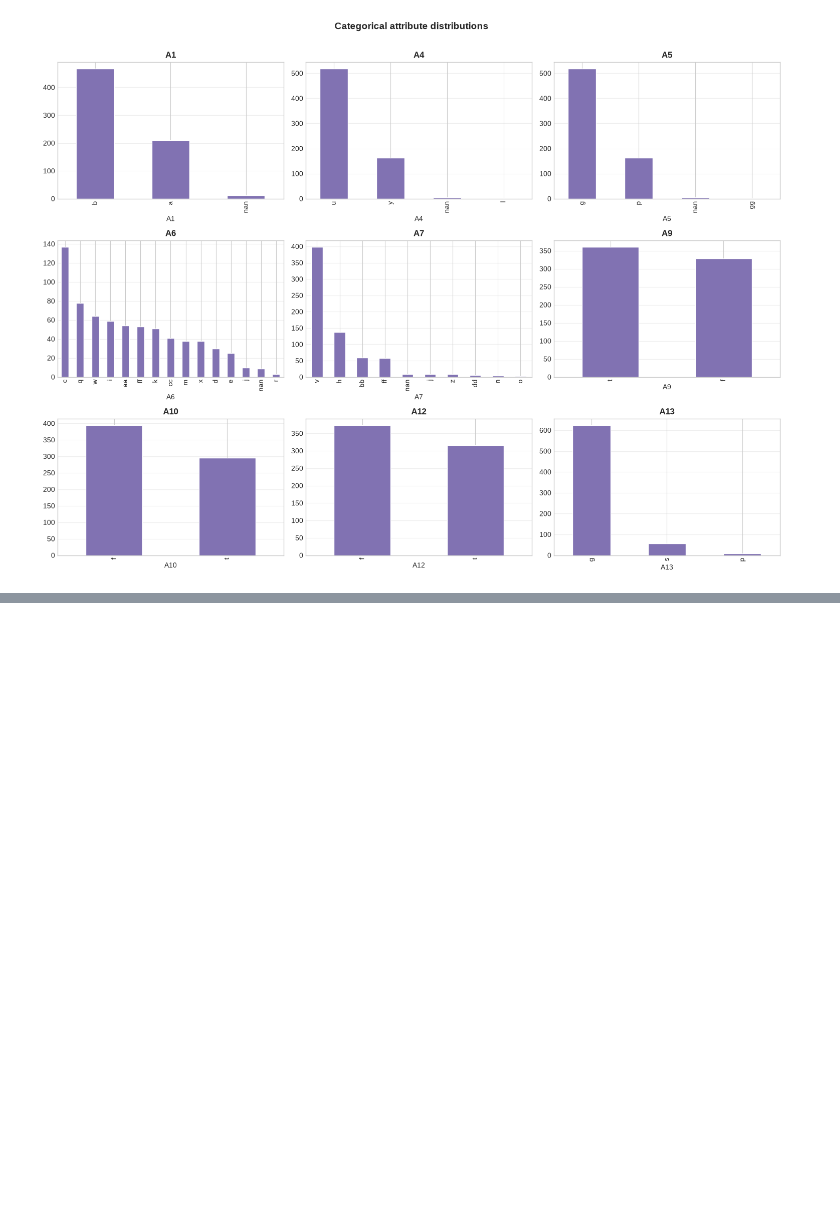
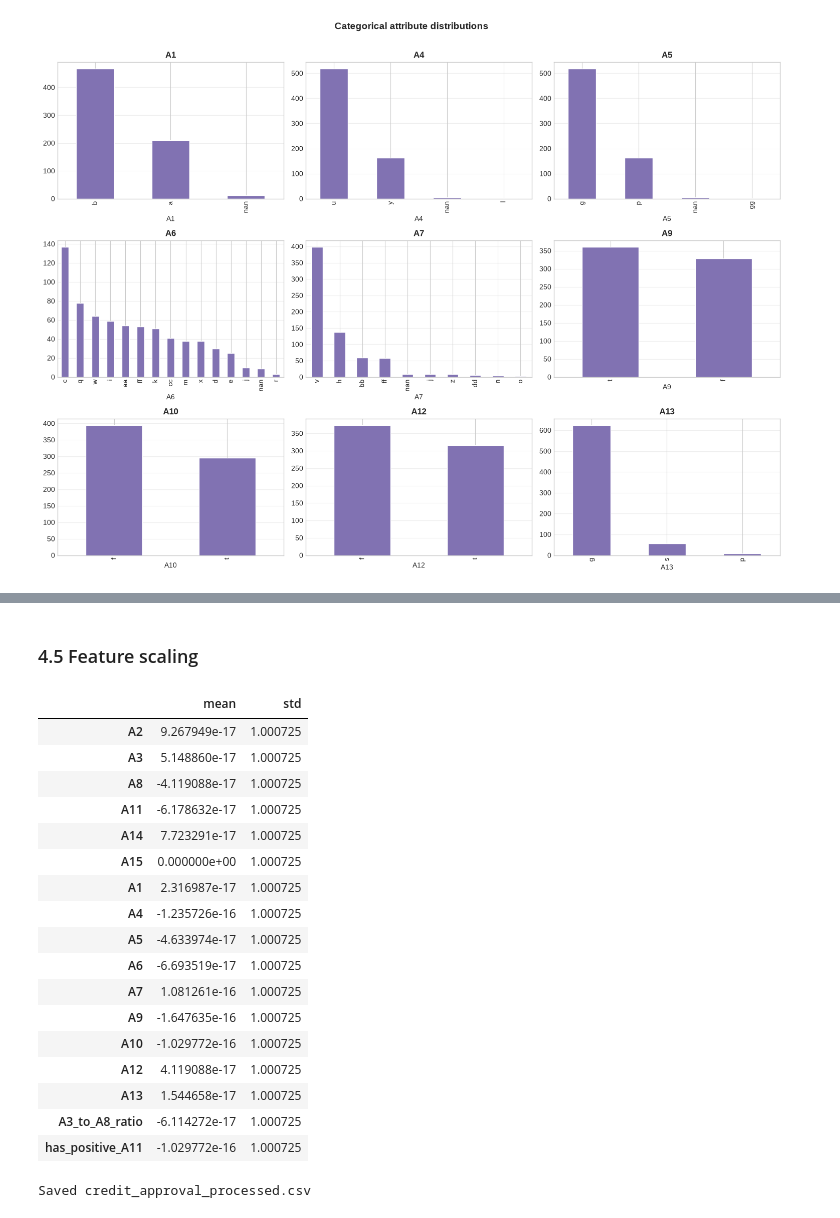
Before and after one commit to charerimana/data-mining-labs, a Jupyter notebook: Lab2_Credit_Approval.ipynb, the cells around one changed output, grey strips where cells are left out. Saved outputs shown, nothing was run; the diff lists cells and outputs as text; code cells hidden in the pictures; blank space fills up the shorter version.

```diff
--- a/Lab2_Credit_Approval.ipynb
+++ b/Lab2_Credit_Approval.ipynb
@@ -254,0 +333,37 @@ plt.show()
+# %% [markdown]
+### 4.5 Feature scaling
+# %%
+feature_cols = num_cols + cat_cols + engineered_cols
+X = df_clean[feature_cols]
+y = df_clean["A16"]
+
+scaler = StandardScaler()
+X_scaled = pd.DataFrame(scaler.fit_transform(X), columns=feature_cols)
+X_scaled.describe().T[["mean", "std"]]
+# %% [output]
+|  | mean | std |
+| A2 | 9.267949e-17 | 1.000725 |
+| A3 | 5.148860e-17 | 1.000725 |
+| A8 | -4.119088e-17 | 1.000725 |
+| A11 | -6.178632e-17 | 1.000725 |
+| A14 | 7.723291e-17 | 1.000725 |
+| A15 | 0.000000e+00 | 1.000725 |
+| A1 | 2.316987e-17 | 1.000725 |
+| A4 | -1.235726e-16 | 1.000725 |
+| A5 | -4.633974e-17 | 1.000725 |
+| A6 | -6.693519e-17 | 1.000725 |
+| A7 | 1.081261e-16 | 1.000725 |
+| A9 | -1.647635e-16 | 1.000725 |
+| A10 | -1.029772e-16 | 1.000725 |
+| A12 | 4.119088e-17 | 1.000725 |
+| A13 | 1.544658e-17 | 1.000725 |
+| A3_to_A8_ratio | -6.114272e-17 | 1.000725 |
+| has_positive_A11 | -1.029772e-16 | 1.000725 |
+# %%
+# Persist the fully processed dataset as well
+processed = X_scaled.copy()
+processed["A16"] = y.values
+processed.to_csv("credit_approval_processed.csv", index=False)
+print("Saved credit_approval_processed.csv")
+# %% [output]
+Saved credit_approval_processed.csv
```
Also changed, not shown: parts of 10 cells of this notebook, 2 other files.
